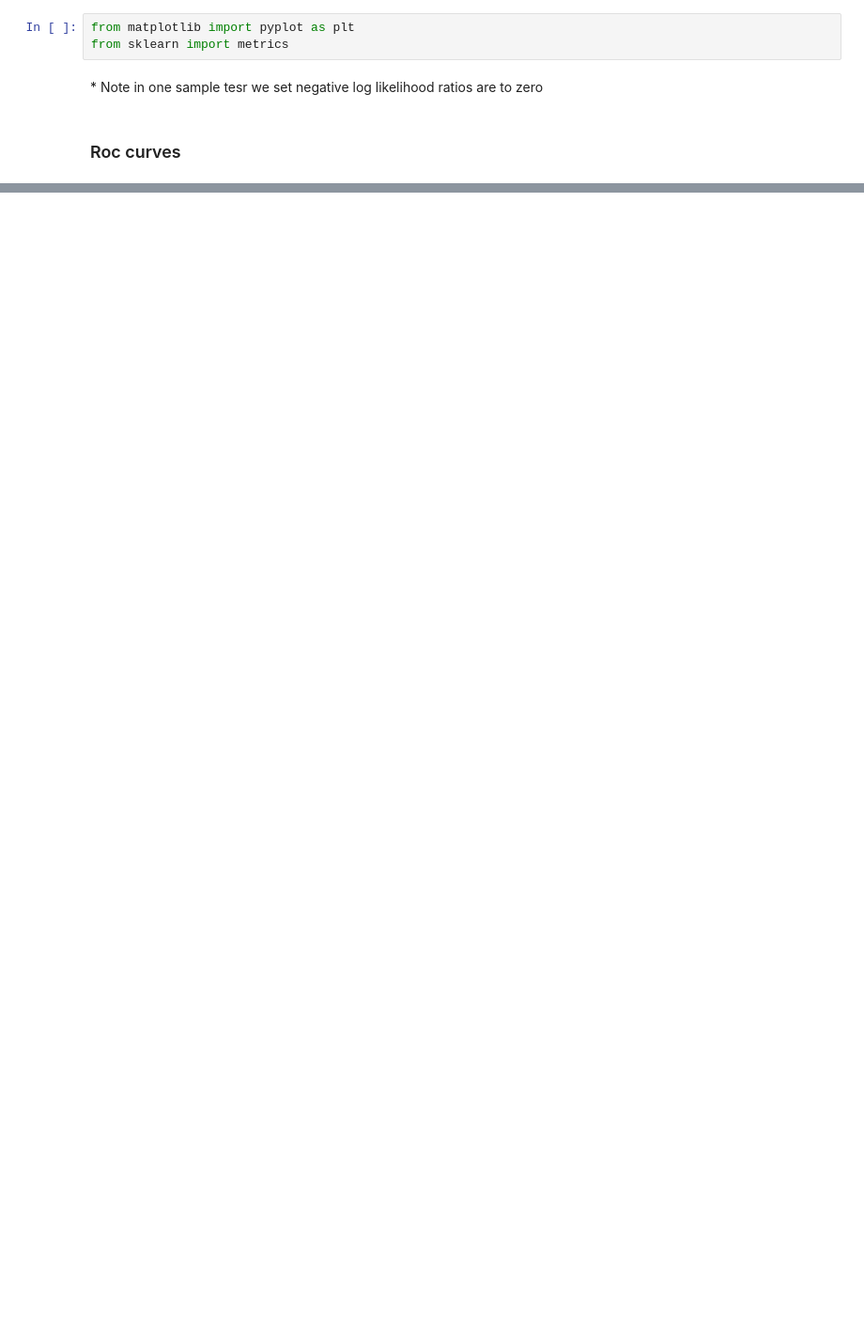
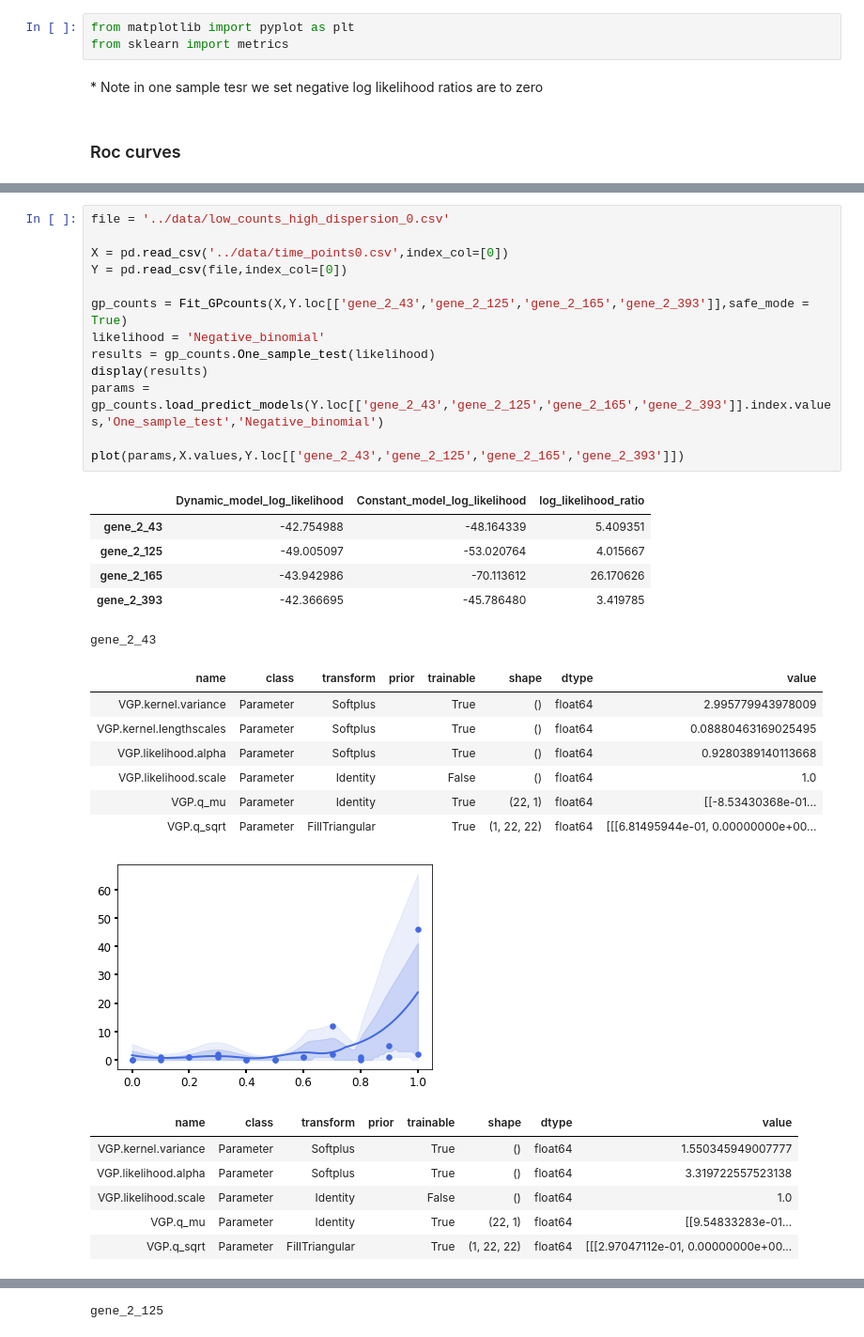
Before and after one commit to ManchesterBioinference/GPcounts, a Jupyter notebook: paper_notebooks/One_sample_test.ipynb, the cells around one changed output, grey strips where cells are left out. Shown: that part at 94% size. Cells and saved outputs as stored; diff of their text form; blank space fills up the shorter version.

```diff
--- a/paper_notebooks/One_sample_test.ipynb
+++ b/paper_notebooks/One_sample_test.ipynb
@@ -182,0 +135,34 @@ gene_1_3
+# %%
+file = '../data/low_counts_high_dispersion_0.csv'
+
+X = pd.read_csv('../data/time_points0.csv',index_col=[0])
+Y = pd.read_csv(file,index_col=[0])
+
+gp_counts = Fit_GPcounts(X,Y.loc[['gene_2_43','gene_2_125','gene_2_165','gene_2_393']],safe_mode = True)
+likelihood = 'Negative_binomial'
+results = gp_counts.One_sample_test(likelihood)
+display(results)
+params = gp_counts.load_predict_models(Y.loc[['gene_2_43','gene_2_125','gene_2_165','gene_2_393']].index.values,'One_sample_test','Negative_binomial')
+
+plot(params,X.values,Y.loc[['gene_2_43','gene_2_125','gene_2_165','gene_2_393']])
+# %% [output]
+|  | Dynamic_model_log_likelihood | Constant_model_log_likelihood | log_likelihood_ratio |
+| gene_2_43 | -42.754988 | -48.164339 | 5.409351 |
+| gene_2_125 | -49.005097 | -53.020764 | 4.015667 |
+| gene_2_165 | -43.942986 | -70.113612 | 26.170626 |
+| gene_2_393 | -42.366695 | -45.786480 | 3.419785 |
+gene_2_43
+| name | class | transform | prior | trainable | shape | dtype | value |
+| VGP.kernel.variance | Parameter | Softplus |  | True | () | float64 | 2.995779943978009 |
+| VGP.kernel.lengthscales | Parameter | Softplus |  | True | () | float64 | 0.08880463169025495 |
+| VGP.likelihood.alpha | Parameter | Softplus |  | True | () | float64 | 0.9280389140113668 |
+| VGP.likelihood.scale | Parameter | Identity |  | False | () | float64 | 1.0 |
+| VGP.q_mu | Parameter | Identity |  | True | (22, 1) | float64 | [[-8.53430368e-01... |
+| VGP.q_sqrt | Parameter | FillTriangular |  | True | (1, 22, 22) | float64 | [[[6.81495944e-01, 0.00000000e+00... |
+[figure, added]
+| name | class | transform | prior | trainable | shape | dtype | value |
+| VGP.kernel.variance | Parameter | Softplus |  | True | () | float64 | 1.550345949007777 |
+| VGP.likelihood.alpha | Parameter | Softplus |  | True | () | float64 | 3.319722557523138 |
+| VGP.likelihood.scale | Parameter | Identity |  | False | () | float64 | 1.0 |
+| VGP.q_mu | Parameter | Identity |  | True | (22, 1) | float64 | [[9.54833283e-01... |
+| VGP.q_sqrt | Parameter | FillTriangular |  | True | (1, 22, 22) | float64 | [[[2.97047112e-01, 0.00000000e+00... |
@@ -182,0 +170 @@ gene_1_3
+gene_2_125
```
Also changed, not shown: parts of 12 cells of this notebook, 21 other files.
